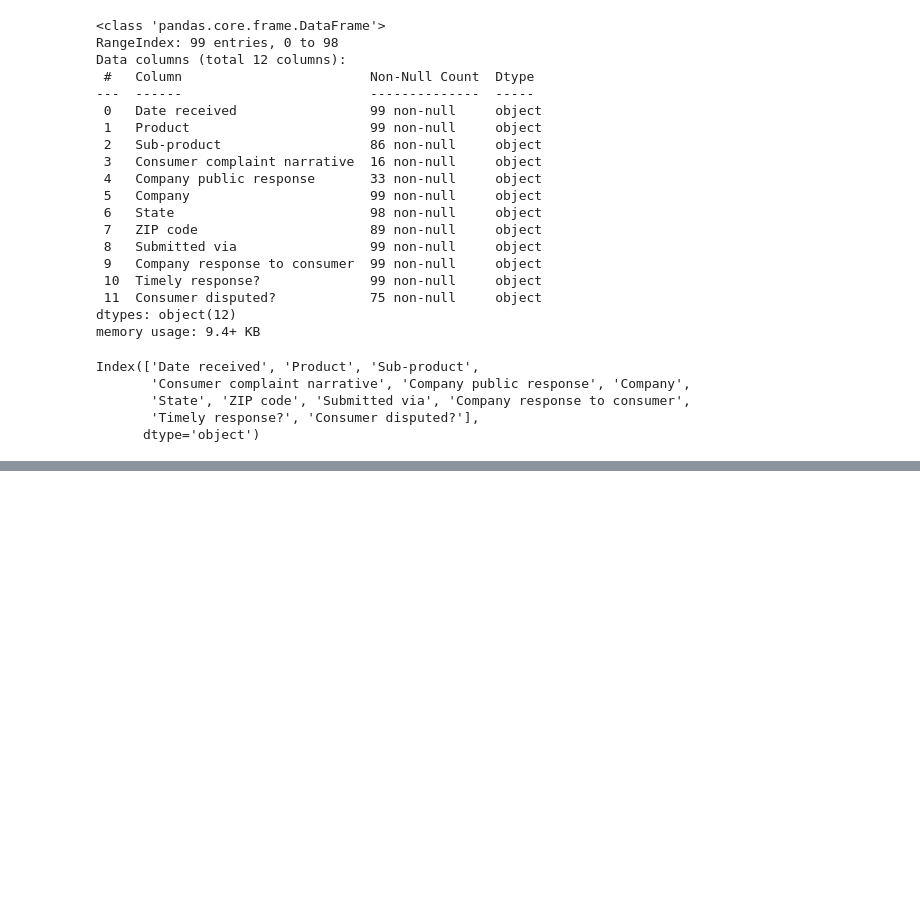
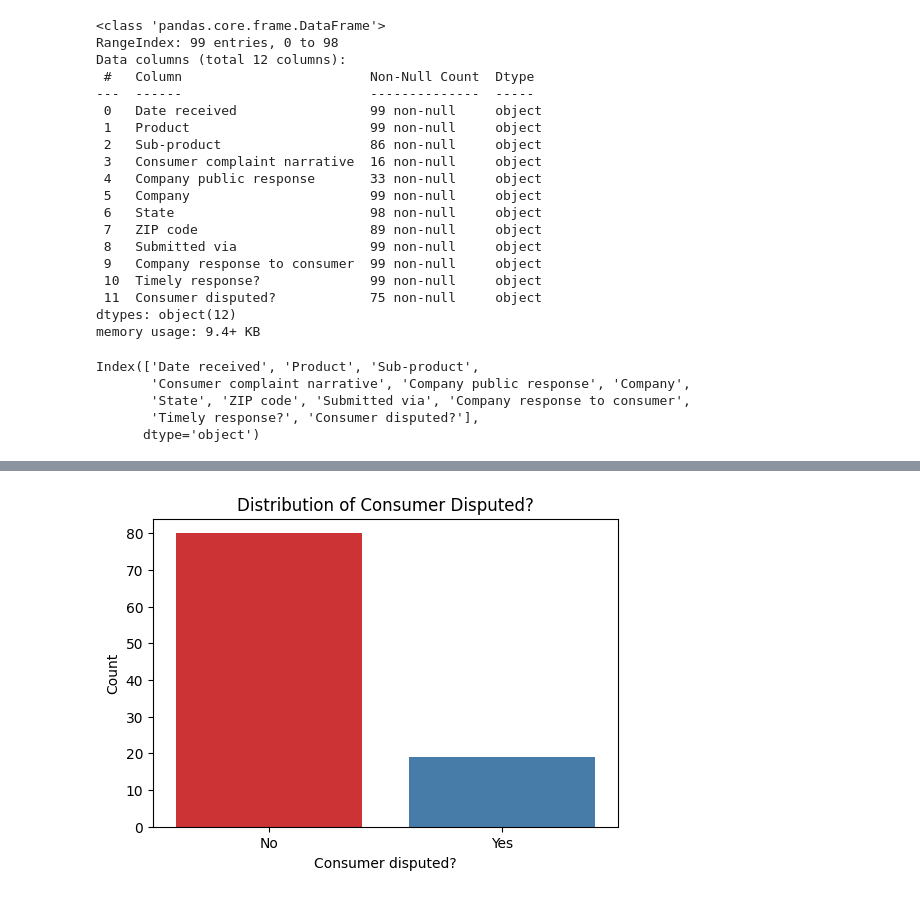
Before and after one commit to MuhammadEhsan02/Financial-Services-Consumer-Analytics, a Jupyter notebook: Fianl_Exam.ipynb, the cells around one changed output, grey strips where cells are left out. Saved outputs shown, nothing was run; the diff lists cells and outputs as text; code cells hidden in the pictures; blank space fills up the shorter version.

```diff
--- a/Fianl_Exam.ipynb
+++ b/Fianl_Exam.ipynb
@@ -231,0 +203,10 @@ c. Identify the feature to gauge consumer sentiment and perform sentiment analys
+# %%
+# Distribution of Consumer Disputed?
+plt.figure(figsize=(6, 4))
+sns.countplot(data=df, x='Consumer disputed?', palette='Set1')
+plt.title('Distribution of Consumer Disputed?')
+plt.xlabel('Consumer disputed?')
+plt.ylabel('Count')
+plt.show()
+# %% [output]
+[figure, added]
```
Also changed, not shown: parts of 111 cells of this notebook.
